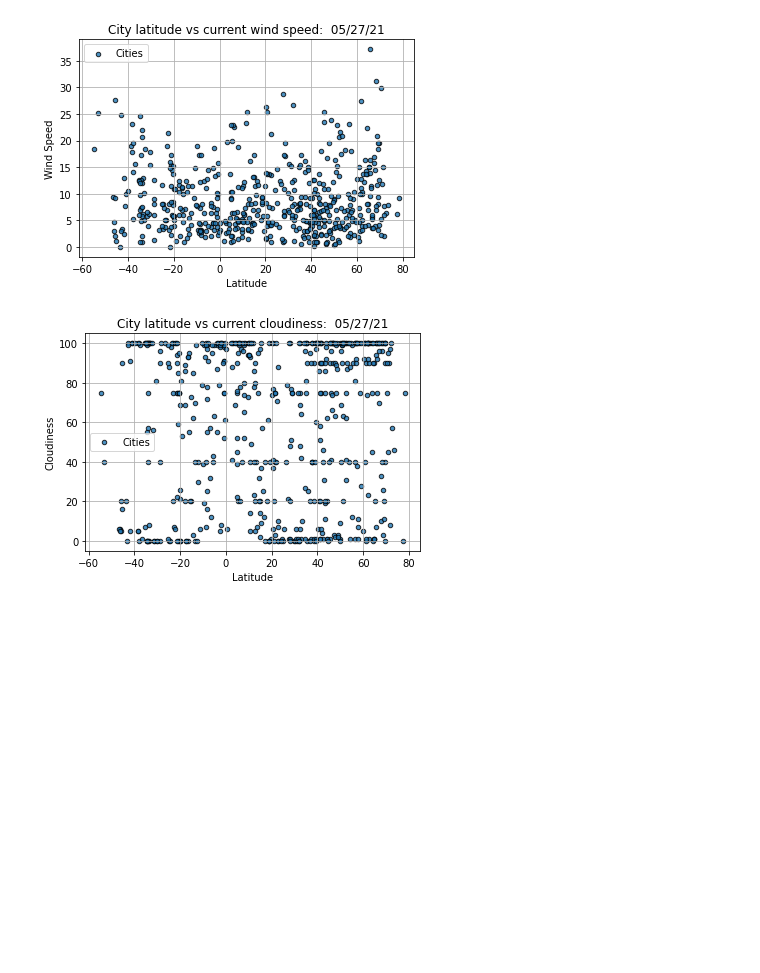
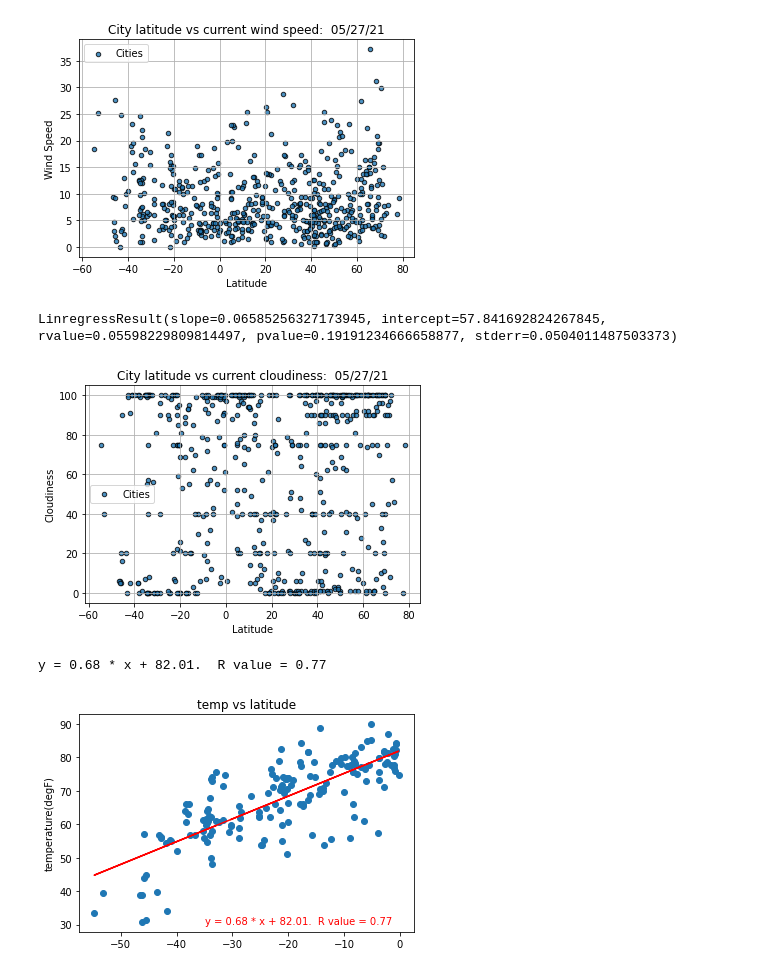
Before and after one commit to ccwillmore/Weather_World_Analysis, a Jupyter notebook: Weather_Py.ipynb, the cells around one changed output. Drawn from its saved outputs; the diff is of its cells as text; code cells hidden in the pictures; blank space fills up the shorter version.

Commit message:
addded linear regression function

```diff
--- a/Weather_Py.ipynb
+++ b/Weather_Py.ipynb
@@ -141,5 +146,26 @@ ax.set_xlabel('Latitude')
 ax.set_ylabel('Cloudiness')
 ax.set_title(f'City latitude vs current cloudiness:  {todays_date}')
 plt.grid(True)
+plt.savefig('weather_data/fig4.png')
+linregress(city_data_df['Lat'],city_data_df['Cloudiness'])
 # %% [output]
+LinregressResult(slope=0.06585256327173945, intercept=57.841692824267845, rvalue=0.05598229809814497, pvalue=0.19191234666658877, stderr=0.0504011487503373)
 [figure]
+# %%
+def plot_linear_regression(x_values,y_values,title,y_label,text_coordinates):
+    (slope,intercept,r_value,p_value,std_err) = linregress(x_values,y_values)
+    regress_values = slope * x_values + intercept
+    regression = f'y = {slope:.2f} * x + {intercept:.2f}.  R value = {r_value:.2f}'
+    plt.scatter(x_values,y_values)
+    print(regression)
+    plt.ylabel(y_label)
+    plt.title(title)
+    plt.plot(x_values,regress_values,color='red')
+    plt.annotate(regression,text_coordinates,fontsize=10,color='red')
+    plt.show()
+# %%
+city_data_southern_df = city_data_df[city_data_df['Lat'] <= 0]
+plot_linear_regression(city_data_southern_df['Lat'],city_data_southern_df['Max Temp'],'temp vs latitude','temperature(degF)',(-35,30))
+# %% [output]
+y = 0.68 * x + 82.01.  R value = 0.77
+[figure, added]
```
Also changed, not shown: parts of 4 cells of this notebook.
